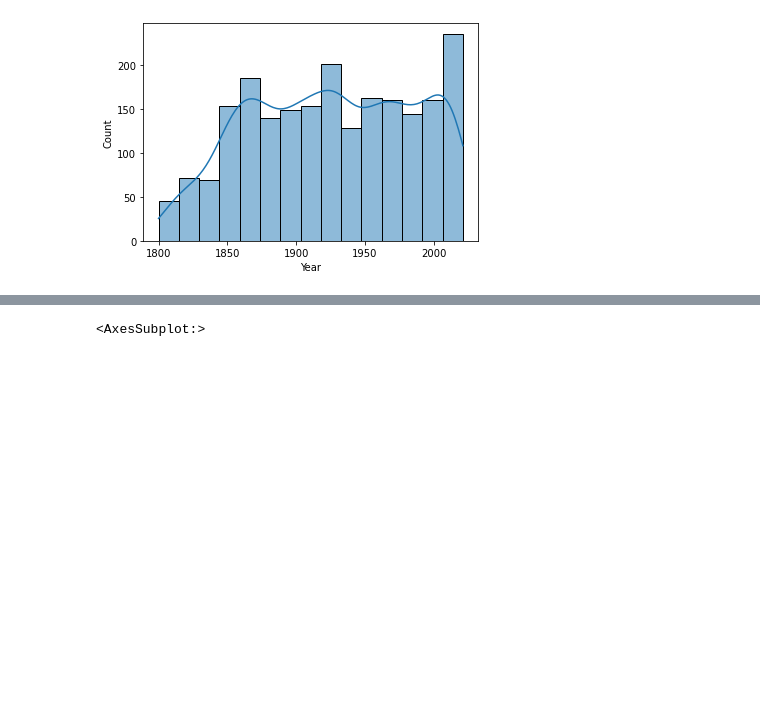
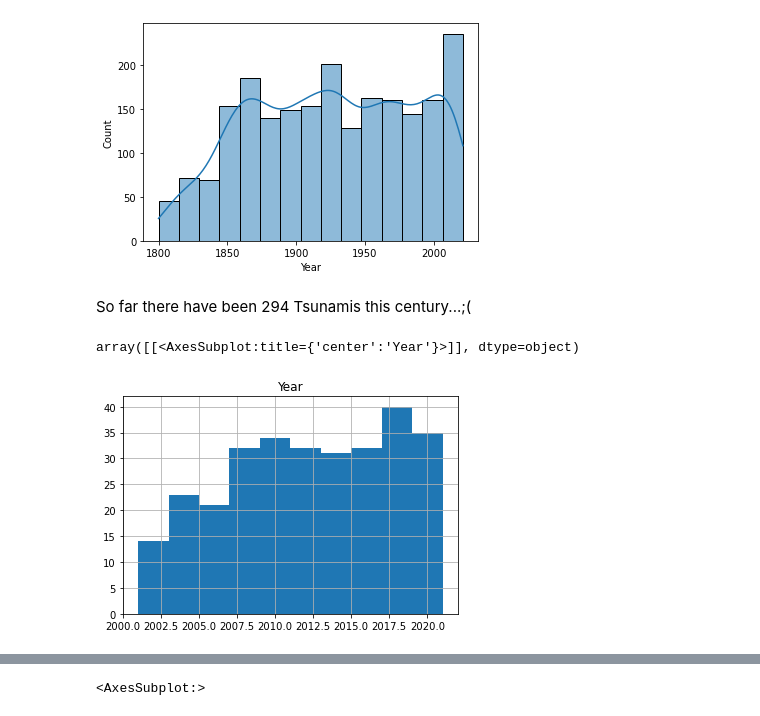
Before and after one commit to ImyPG/Tsunamis, a Jupyter notebook: Tsunamis.ipynb, the cells around one changed output, grey strips where cells are left out. Saved outputs shown, nothing was run; the diff lists cells and outputs as text; code cells hidden in the pictures; blank space fills up the shorter version.

```diff
--- a/Tsunamis.ipynb
+++ b/Tsunamis.ipynb
@@ -114,3 +119,12 @@ sns.histplot(data=tsunamis, x="Year",kde=True)
 # %% [output]
 <AxesSubplot:xlabel='Year', ylabel='Count'>
 [figure]
+# %% [markdown]
+So far there have been 294 Tsunamis this century...;(
+# %%
+this_century = (tsunamis['Year']>2000)
+temp3=tsunamis[this_century]
+temp3[['Year','Country']].hist()
+# %% [output]
+array([[<AxesSubplot:title={'center':'Year'}>]], dtype=object)
+[figure, added]
```
Also changed, not shown: parts of 27 cells of this notebook.
